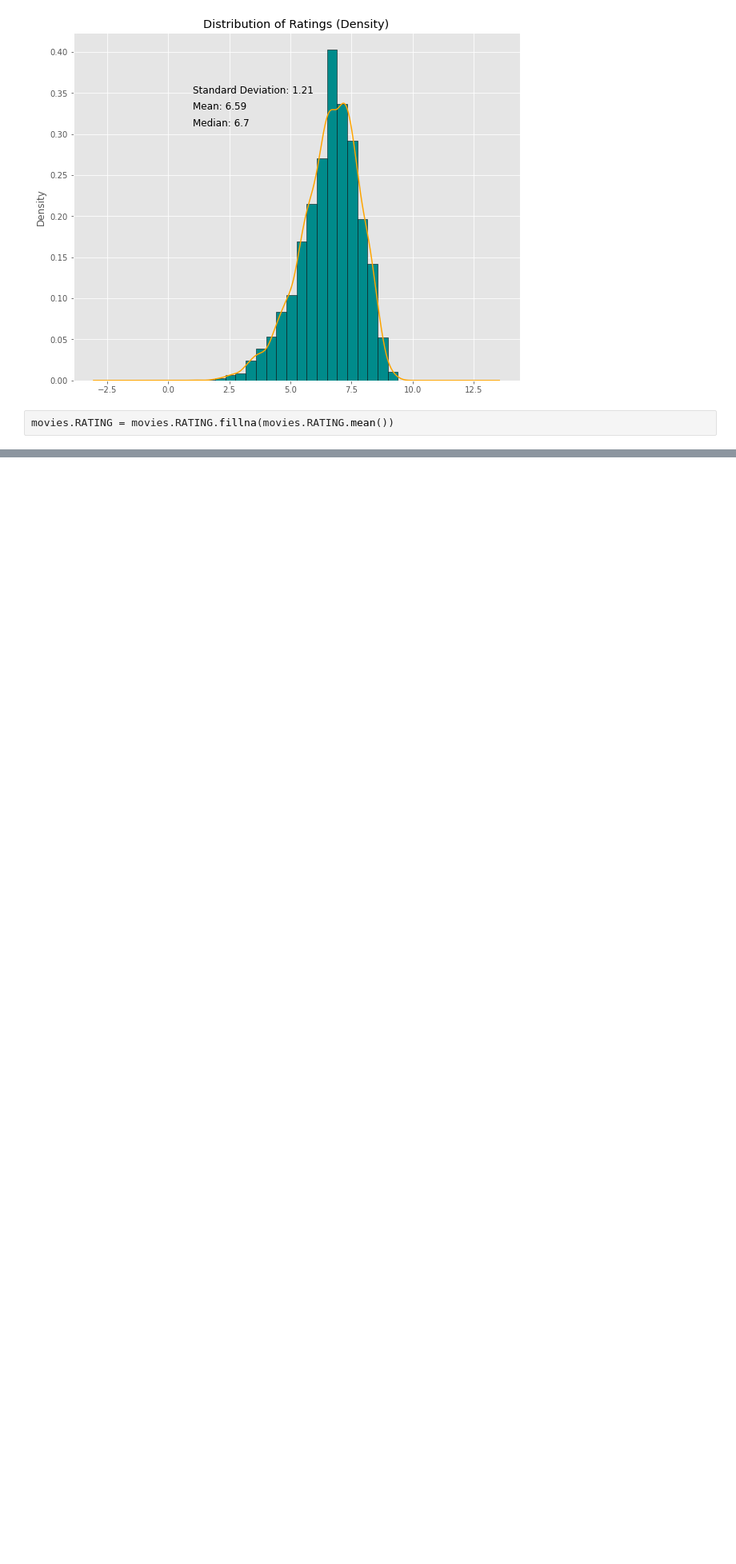
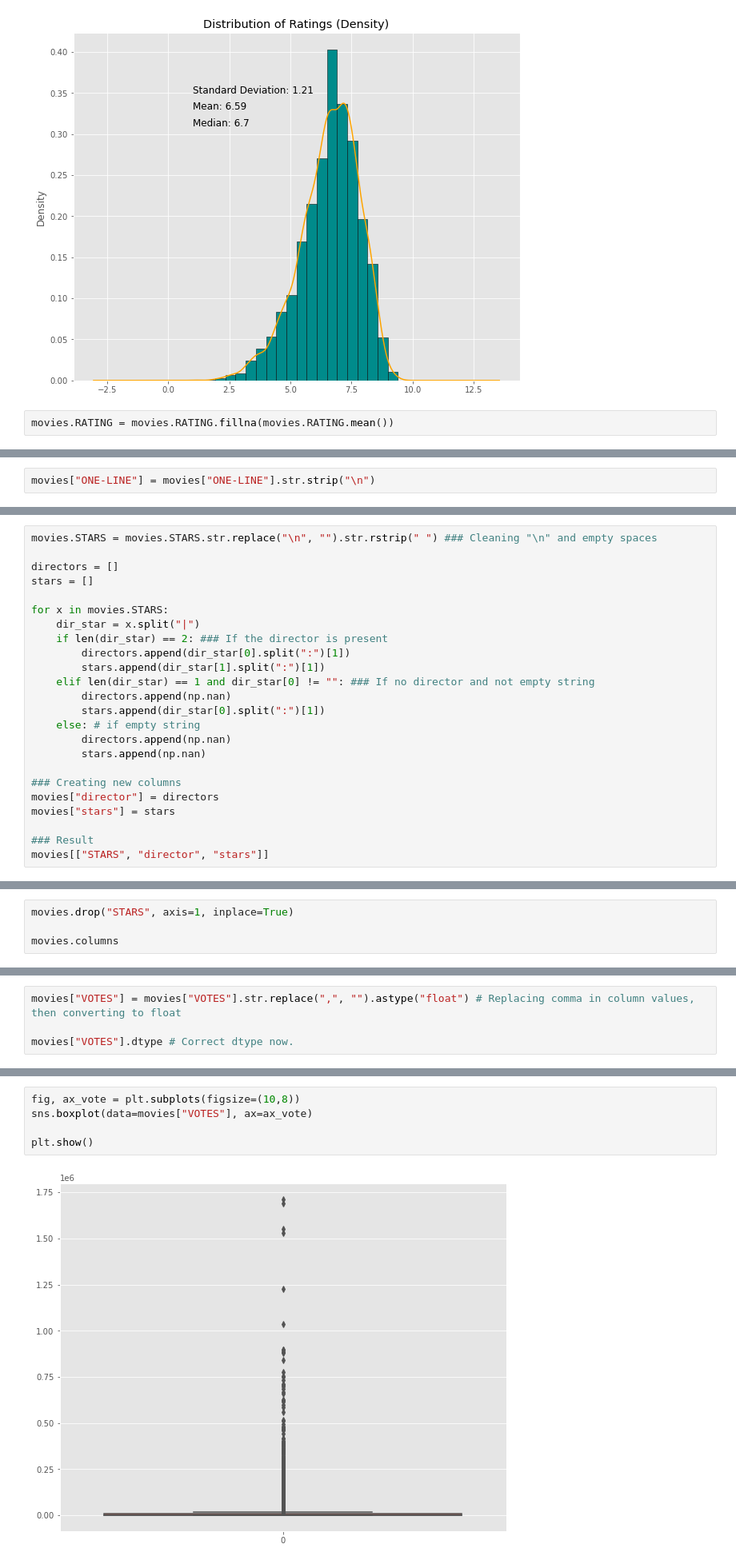
Before and after one commit to ssim3/MoviesEDA, a Jupyter notebook: Untitled.ipynb, the cells around one changed output, grey strips where cells are left out. Shown at 80% size. Saved outputs shown, nothing was run; the diff lists cells and outputs as text; blank space fills up the shorter version.

Commit message:
Stars column, votes column

```diff
--- a/Untitled.ipynb
+++ b/Untitled.ipynb
@@ -238,0 +258,2 @@ Because the distribution of the movie ratings is not skewed,
+# %%
+movies["ONE-LINE"] = movies["ONE-LINE"].str.strip("\n")
@@ -238,0 +264,24 @@ Because the distribution of the movie ratings is not skewed,
+# %%
+movies.STARS = movies.STARS.str.replace("\n", "").str.rstrip(" ") ### Cleaning "\n" and empty spaces
+
+directors = []
+stars = []
+
+for x in movies.STARS:
+    dir_star = x.split("|")
+    if len(dir_star) == 2: ### If the director is present
+        directors.append(dir_star[0].split(":")[1])
+        stars.append(dir_star[1].split(":")[1])
+    elif len(dir_star) == 1 and dir_star[0] != "": ### If no director and not empty string
+        directors.append(np.nan)
+        stars.append(dir_star[0].split(":")[1])
+    else: # if empty string
+        directors.append(np.nan)
+        stars.append(np.nan)
+
+### Creating new columns
+movies["director"] = directors
+movies["stars"] = stars
+
+### Result
+movies[["STARS", "director", "stars"]]
@@ -238,0 +302,4 @@ Because the distribution of the movie ratings is not skewed,
+# %%
+movies.drop("STARS", axis=1, inplace=True)
+
+movies.columns
@@ -238,0 +315,4 @@ Because the distribution of the movie ratings is not skewed,
+# %%
+movies["VOTES"] = movies["VOTES"].str.replace(",", "").astype("float") # Replacing comma in column values, then converting to float
+
+movies["VOTES"].dtype # Correct dtype now.
@@ -238,0 +334,7 @@ Because the distribution of the movie ratings is not skewed,
+# %%
+fig, ax_vote = plt.subplots(figsize=(10,8))
+sns.boxplot(data=movies["VOTES"], ax=ax_vote)
+
+plt.show()
+# %% [output]
+[figure, added]
```
Also changed, not shown: parts of 13 cells of this notebook.
